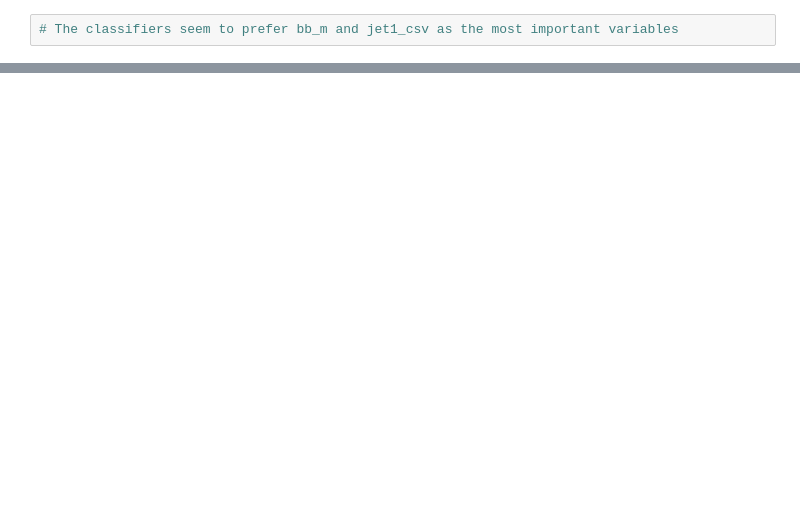
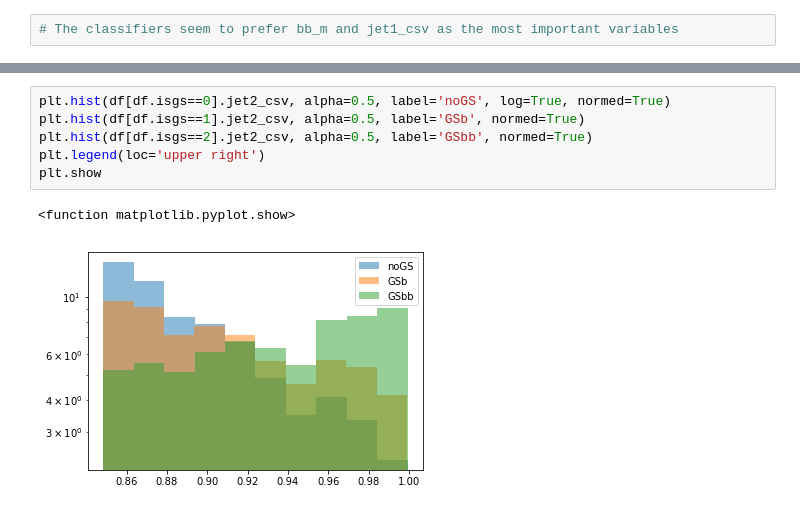
Before and after one commit to RohanBhandari/gs_classifier, a Jupyter notebook: multi-gs_classifier.ipynb, the cells around one changed output, grey strips where cells are left out. Drawn from its saved outputs; the diff is of its cells as text; blank space fills up the shorter version.

```diff
--- a/multi-gs_classifier.ipynb
+++ b/multi-gs_classifier.ipynb
@@ -206,0 +206,9 @@ plt.show
+# %%
+plt.hist(df[df.isgs==0].jet2_csv, alpha=0.5, label='noGS', log=True, normed=True)
+plt.hist(df[df.isgs==1].jet2_csv, alpha=0.5, label='GSb', normed=True)
+plt.hist(df[df.isgs==2].jet2_csv, alpha=0.5, label='GSbb', normed=True)
+plt.legend(loc='upper right')
+plt.show
+# %% [output]
+<function matplotlib.pyplot.show>
+[figure, added]
```
Also changed, not shown: parts of 10 cells of this notebook, 1 other file.
